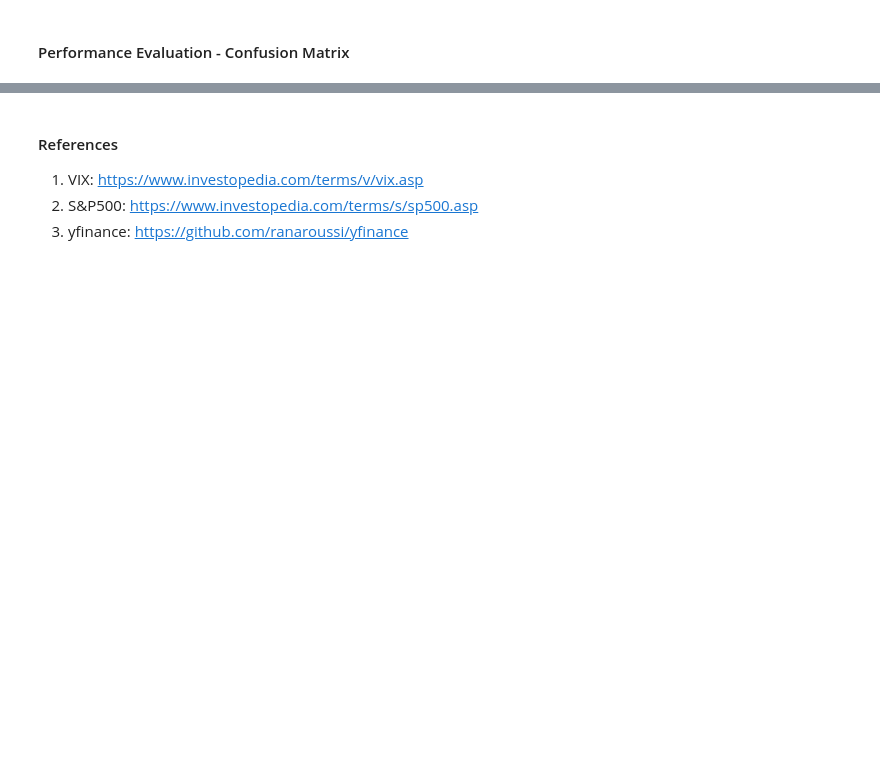
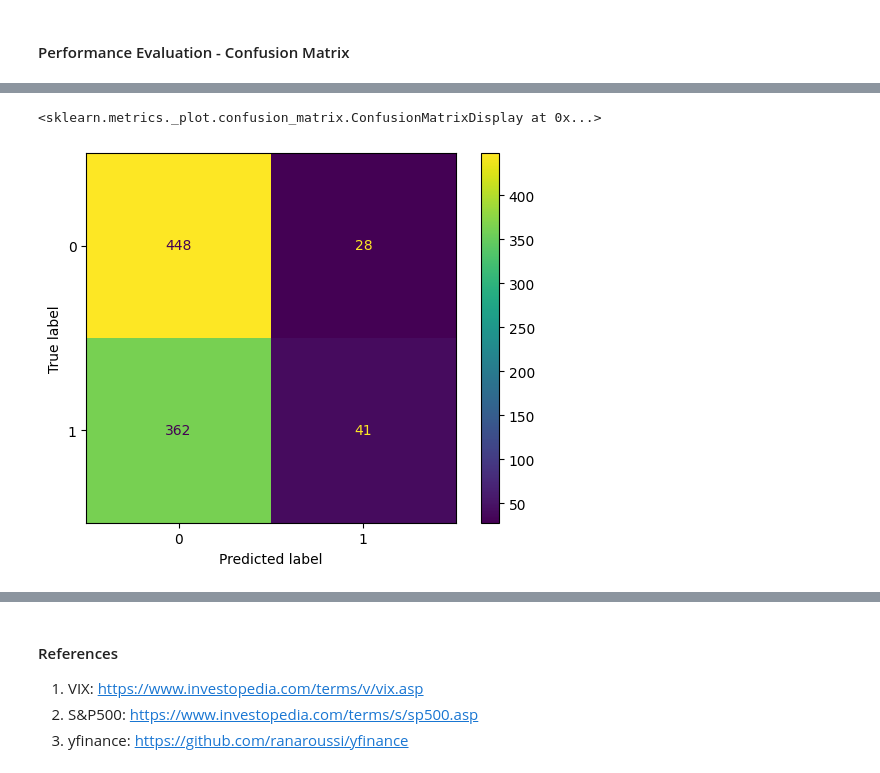
Before and after one commit to krishnakuruvadi/sup_lear_rand_frst, a Jupyter notebook: predict_using_random_forest.ipynb, the cells around one changed output, grey strips where cells are left out. Saved outputs shown, nothing was run; the diff lists cells and outputs as text; code cells hidden in the pictures; blank space fills up the shorter version.

```diff
--- a/predict_using_random_forest.ipynb
+++ b/predict_using_random_forest.ipynb
@@ -216,0 +224,7 @@ cm_train = confusion_matrix(y_train,
+# %%
+# test confusion matrix
+cm_test = confusion_matrix(y_test, y_test_pred)
+ConfusionMatrixDisplay(cm_test).plot()
+# %% [output]
+<sklearn.metrics._plot.confusion_matrix.ConfusionMatrixDisplay at 0x...>
+[figure, added]
```
Also changed, not shown: parts of 9 cells of this notebook.
